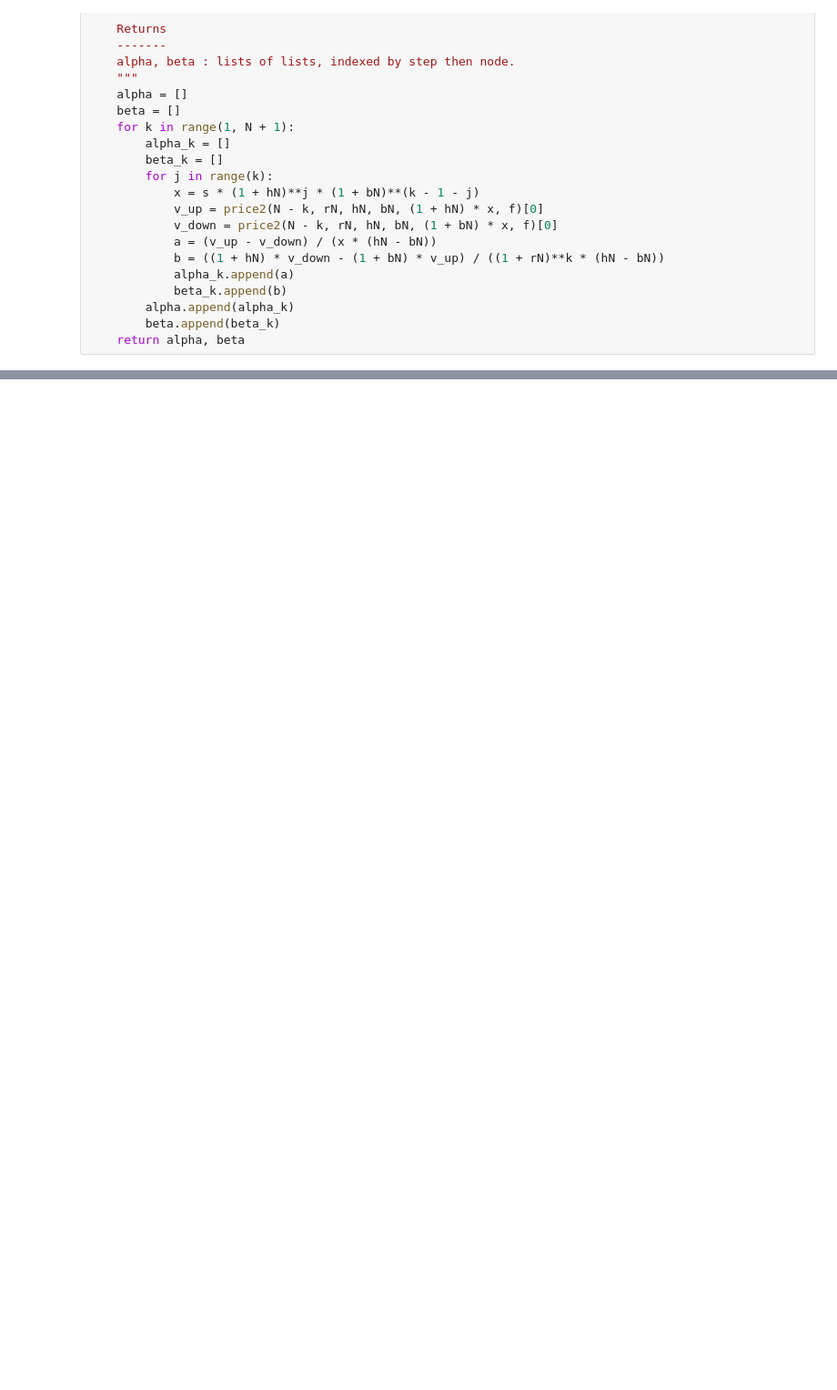
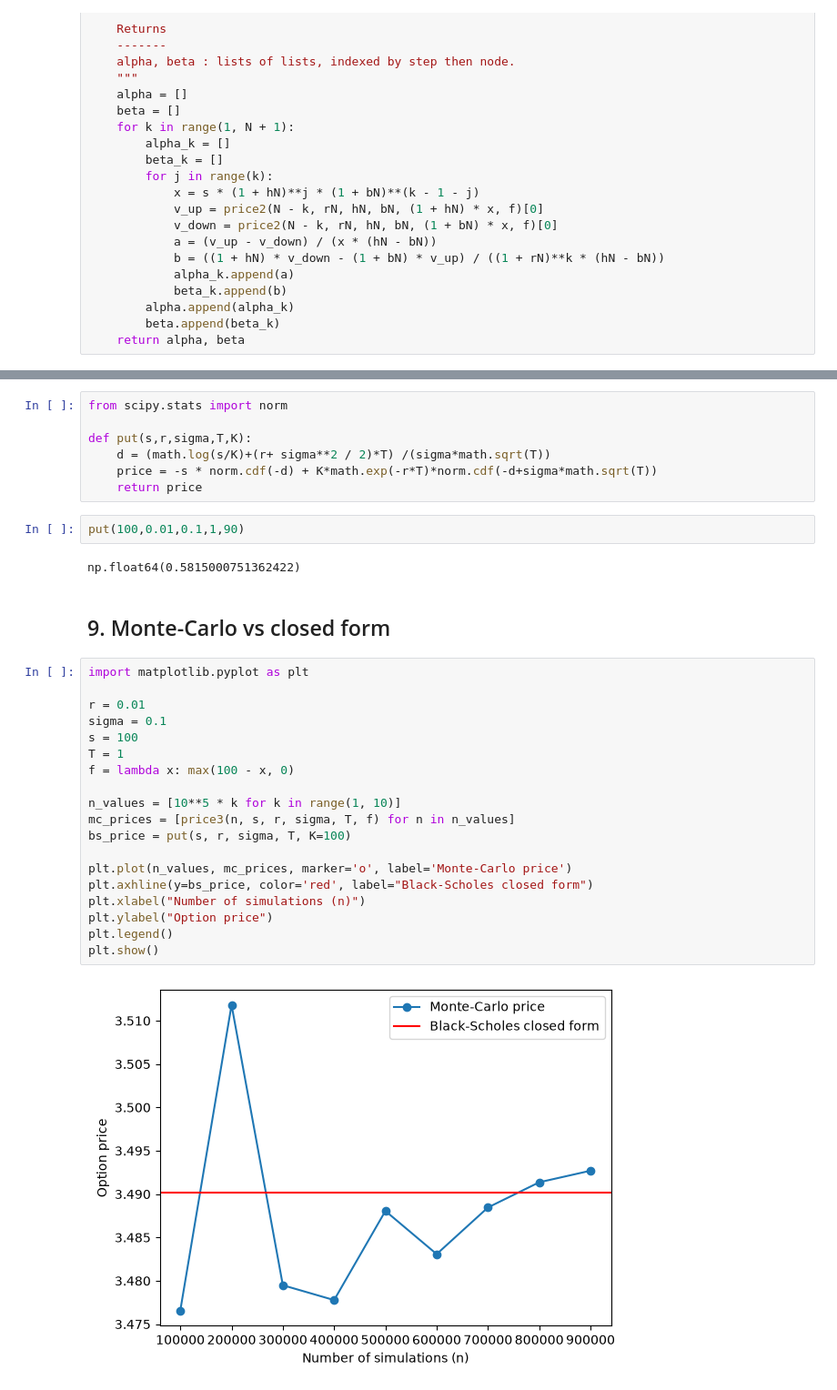
Before and after one commit to AnasKh21/pricing-european-options, a Jupyter notebook: pricing_european_options.ipynb, the cells around one changed output, grey strips where cells are left out. Shown at 91% size. Drawn from its saved outputs; the diff is of its cells as text; blank space fills up the shorter version.

```diff
--- a/pricing_european_options.ipynb
+++ b/pricing_european_options.ipynb
@@ -124,0 +181,34 @@ hedge(2, 0.01, 0.05, -0.05, 100, call)
+# %%
+from scipy.stats import norm
+
+def put(s,r,sigma,T,K):
+    d = (math.log(s/K)+(r+ sigma**2 / 2)*T) /(sigma*math.sqrt(T))
+    price = -s * norm.cdf(-d) + K*math.exp(-r*T)*norm.cdf(-d+sigma*math.sqrt(T))
+    return price
+# %%
+put(100,0.01,0.1,1,90)
+# %% [output]
+np.float64(0.5815000751362422)
+# %% [markdown]
+## 9. Monte-Carlo vs closed form
+# %%
+import matplotlib.pyplot as plt
+
+r = 0.01
+sigma = 0.1
+s = 100
+T = 1
+f = lambda x: max(100 - x, 0)
+
+n_values = [10**5 * k for k in range(1, 10)]
+mc_prices = [price3(n, s, r, sigma, T, f) for n in n_values]
+bs_price = put(s, r, sigma, T, K=100)
+
+plt.plot(n_values, mc_prices, marker='o', label='Monte-Carlo price')
+plt.axhline(y=bs_price, color='red', label="Black-Scholes closed form")
+plt.xlabel("Number of simulations (n)")
+plt.ylabel("Option price")
+plt.legend()
+plt.show()
+# %% [output]
+[figure, added]
```
Also changed, not shown: parts of 20 cells of this notebook.
